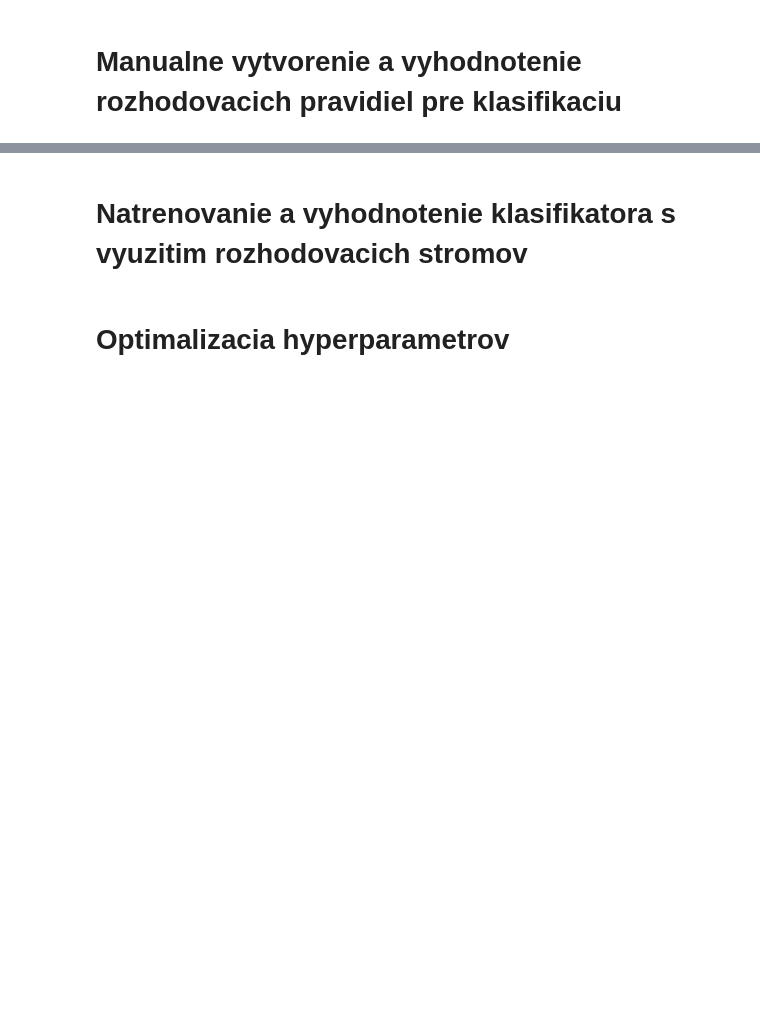
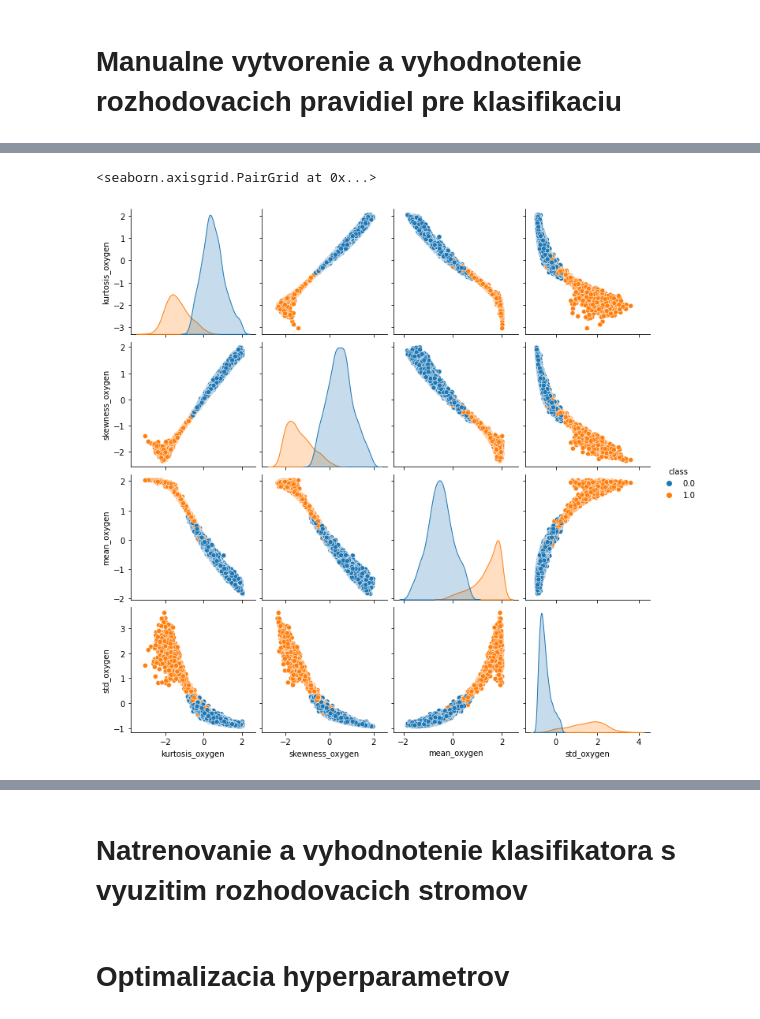
Before and after one commit to MakoHnat/IAU, a Jupyter notebook: 3 cast zadania.ipynb, the cells around one changed output, grey strips where cells are left out. Drawn from its saved outputs; the diff is of its cells as text; code cells hidden in the pictures; blank space fills up the shorter version.

```diff
--- a/3 cast zadania.ipynb
+++ b/3 cast zadania.ipynb
@@ -78,0 +95,5 @@ memory usage: 866.7 KB
+# %%
+sns.pairplot(medical_data[['kurtosis_oxygen','skewness_oxygen', 'mean_oxygen', 'std_oxygen', 'class']], hue = 'class')
+# %% [output]
+<seaborn.axisgrid.PairGrid at 0x...>
+[figure, added]
```
Also changed, not shown: parts of 32 cells of this notebook.
